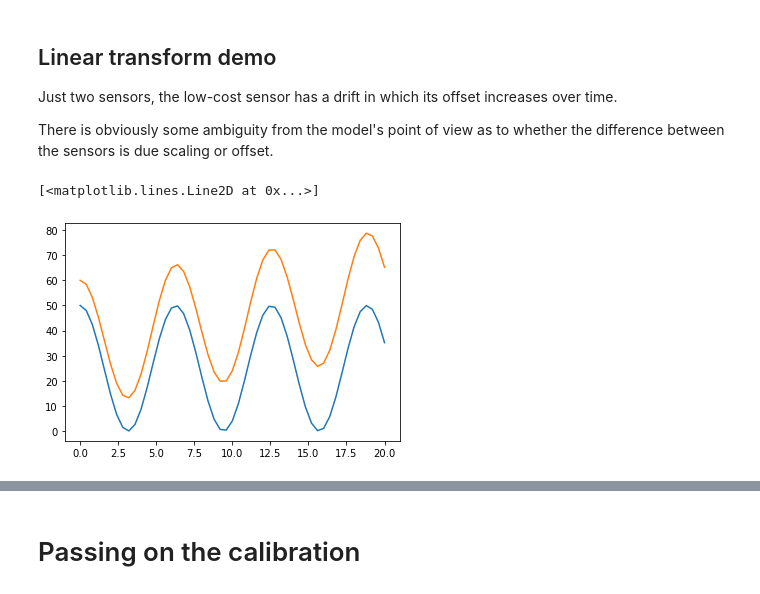
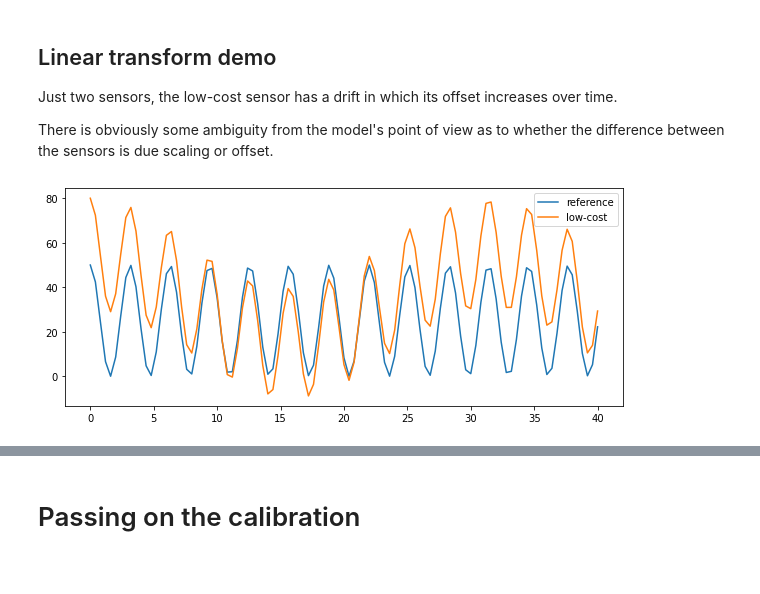
Before and after one commit to lionfish0/calibration, a Jupyter notebook: jupyter/Demo.ipynb, the cells around one changed output, grey strips where cells are left out. Saved outputs shown, nothing was run; the diff lists cells and outputs as text; code cells hidden in the pictures.

```diff
--- a/jupyter/Demo.ipynb
+++ b/jupyter/Demo.ipynb
@@ -212,13 +220,15 @@ There is obviously some ambiguity from the model's point of view as to whether t
 # %%
-X = np.c_[np.linspace(0,20,51),np.zeros(51),np.ones(51)]
-y = np.cos(X[:,0])*25+25#+100
-Y = np.c_[y,y+X[:,0]+10]
+X = np.c_[np.linspace(0,40,101),np.zeros(101),np.ones(101)]
+y = np.cos(X[:,0]*2)*25+25#+100
+Y = np.c_[y,y+20*np.cos(X[:,0]/5)+10]
 refsensor = np.array([1,0])
-Z = np.linspace(0,20,5)[:,None]
+Z = np.linspace(0,40,10)[:,None]
 # %%
-plt.plot(X[:,0],Y[:,0])
-plt.plot(X[:,0],Y[:,1])
+plt.figure(figsize=[10,4])
+plt.plot(X[:,0],Y[:,0],label='reference')
+plt.plot(X[:,0],Y[:,1],label='low-cost')
+plt.legend()
+plt.savefig('demo_data.pdf')
 # %% [output]
-[<matplotlib.lines.Line2D at 0x...>]
-[figure, old version]
+[figure, new version]
 # %%
```
Also changed, not shown: parts of 17 cells of this notebook, 2 other files.
